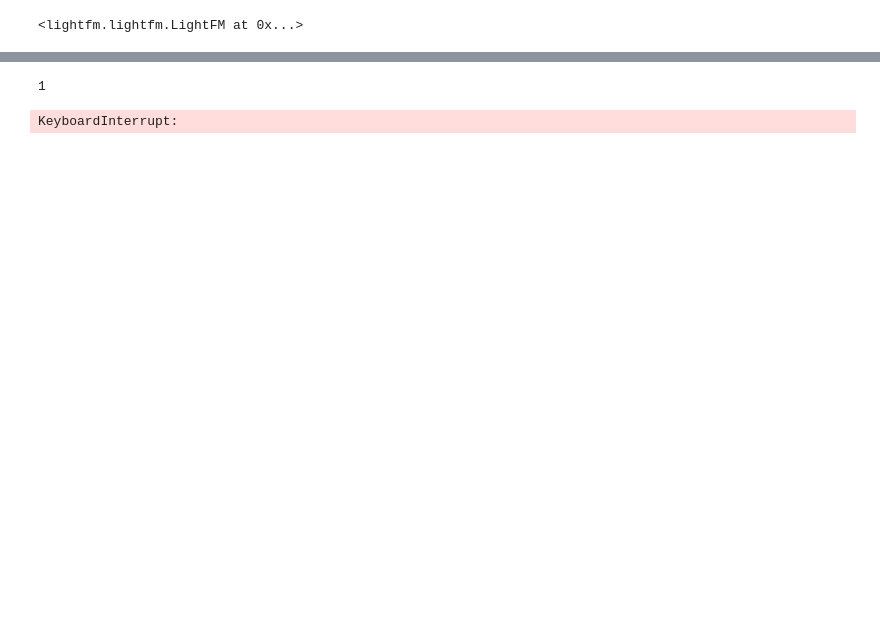
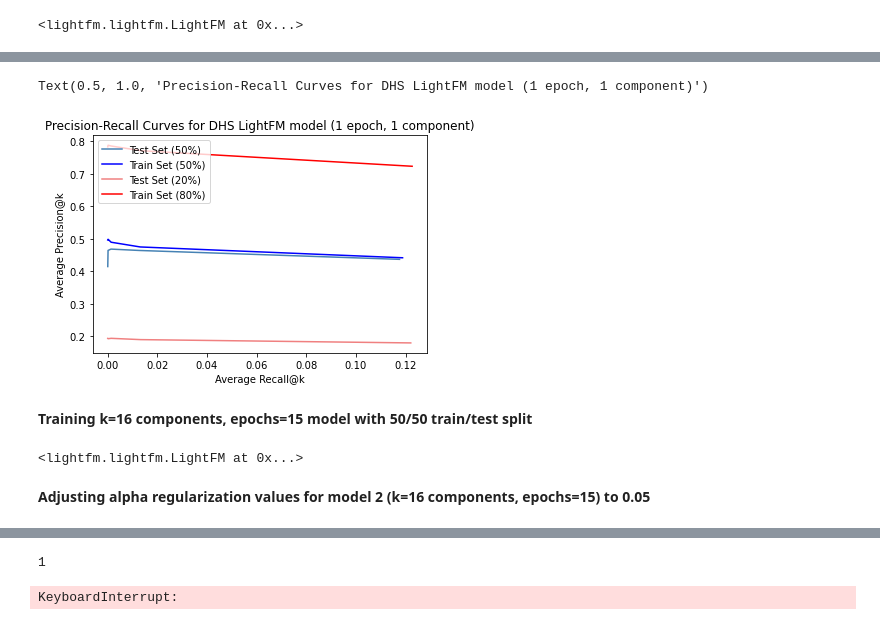
Before and after one commit to meuleman/gilbertAPI, a Jupyter notebook: recommendersystems/lightfm/DHS/LightFM_DHS_CT20210922.ipynb, the cells around one changed output, grey strips where cells are left out. Cells and saved outputs as stored; diff of their text form; code cells hidden in the pictures; blank space fills up the shorter version.

```diff
--- a/recommendersystems/lightfm/DHS/LightFM_DHS_CT20210922.ipynb
+++ b/recommendersystems/lightfm/DHS/LightFM_DHS_CT20210922.ipynb
@@ -102,0 +359,30 @@ print(top_items[0:3])
+# %%
+model_e1_d1_tts50_test_precision = [0.4147339699863574, 0.46439290586630283, 0.4684720327421555, 0.46423874488403827, 0.43699072305593445]
+model_e1_d1_tts50_test_recall = [1.1213092077233432e-05, 0.0001286555667116926, 0.0013036450610856877, 0.012825850763550774, 0.11754179273357541]
+
+model_e1_d1_tts50_train_precision = [0.4965893587994543, 0.49863574351978174, 0.48964529331514334, 0.4750723055934516, 0.4418092769440655]
+model_e1_d1_tts50_train_recall = [1.3757628389097575e-05, 0.0001397973858022772, 0.0013618001676355498, 0.013083964610770561, 0.11877394989436554]
+# %%
+#Plot precision-recall curves for train and test data (1 epochs, 1 dimensions)
+plt.plot(model_e1_d1_tts50_test_recall, model_e1_d1_tts50_test_precision, color='steelblue')
+plt.plot(model_e1_d1_tts50_train_recall, model_e1_d1_tts50_train_precision, color='blue')
+plt.plot(model_e1_d1_test_recall, model_e1_d1_test_precision, color='lightcoral')
+plt.plot(model_e1_d1_train_recall, model_e1_d1_train_precision, color='red')
+plt.xlabel('Average Recall@k')
+plt.ylabel('Average Precision@k')
+plt.legend(['Test Set (50%)', 'Train Set (50%)', 'Test Set (20%)', 'Train Set (80%)'],
+           loc='upper left')
+plt.title('Precision-Recall Curves for DHS LightFM model (1 epoch, 1 component)')
+# plt.savefig('PR_Curves_DHS_model_e1_d1_LightFM_CT20211005.jpeg')
+# %% [output]
+Text(0.5, 1.0, 'Precision-Recall Curves for DHS LightFM model (1 epoch, 1 component)')
+[figure, added]
+# %% [markdown]
+**Training k=16 components, epochs=15 model with 50/50 train/test split**
+# %%
+#creating model with 50/50 tts
+model_e15_d16_tts50 = LightFM(no_components=16, loss='warp')
+#training model
+model_e15_d16_tts50.fit(data_50_50['train'], epochs=15, num_threads=2)
+# %% [output]
+<lightfm.lightfm.LightFM at 0x...>
@@ -102,0 +406,2 @@ print(top_items[0:3])
+# %% [markdown]
+ **Adjusting alpha regularization values for model 2 (k=16 components, epochs=15) to 0.05**
```
Also changed, not shown: parts of 98 cells of this notebook.
